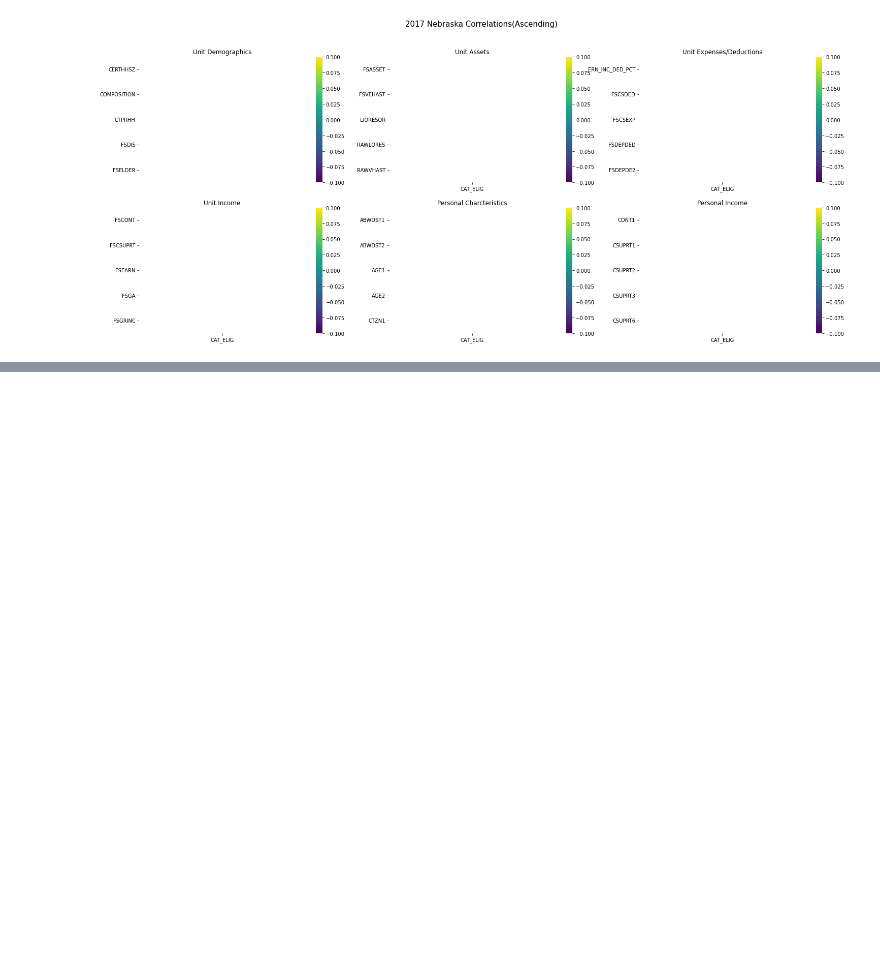
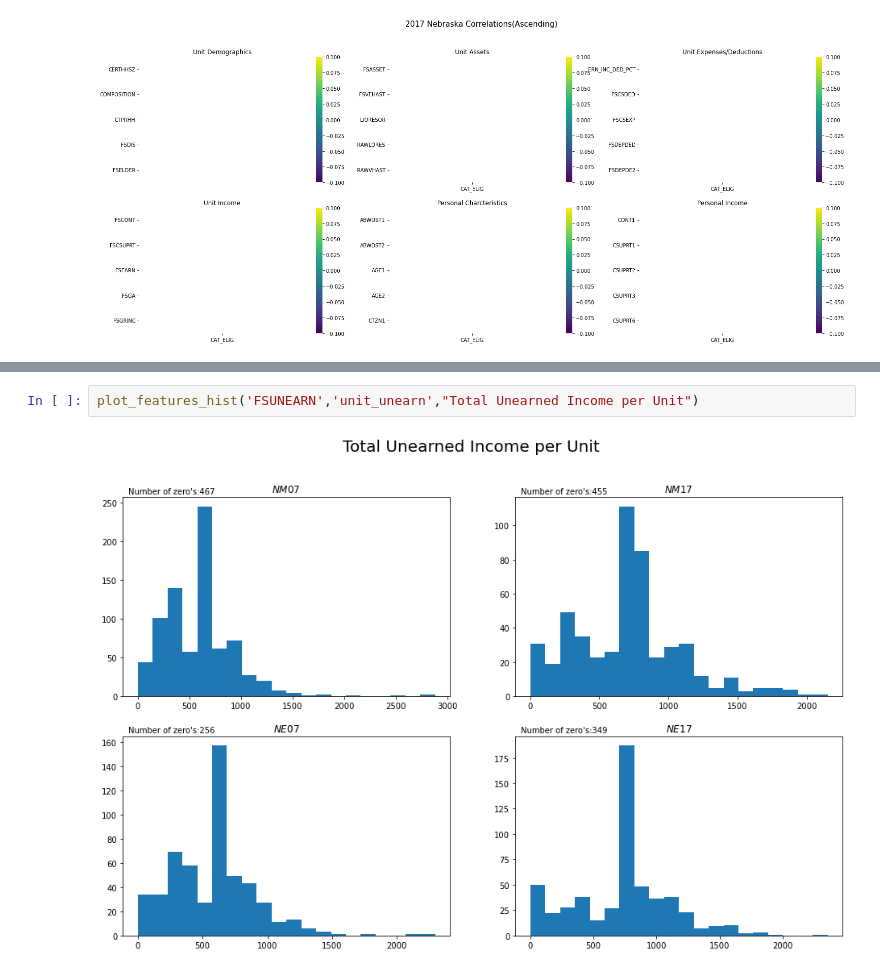
Before and after one commit to terraGIStics/SNAP-Project, a Jupyter notebook: Jupyter Notebook/2_Correlations.ipynb, the cells around one changed output, grey strips where cells are left out. Saved outputs shown, nothing was run; the diff lists cells and outputs as text; blank space fills up the shorter version.

```diff
--- a/Jupyter Notebook/2_Correlations.ipynb
+++ b/Jupyter Notebook/2_Correlations.ipynb
@@ -307,0 +391,4 @@ plt.savefig('C:/Users/Casey/Desktop/SNAP/Images/Correlations/corrA_ne17.png');
+# %%
+plot_features_hist('FSUNEARN','unit_unearn',"Total Unearned Income per Unit")
+# %% [output]
+[figure, added]
```
Also changed, not shown: parts of 20 cells of this notebook, 23 other files.
